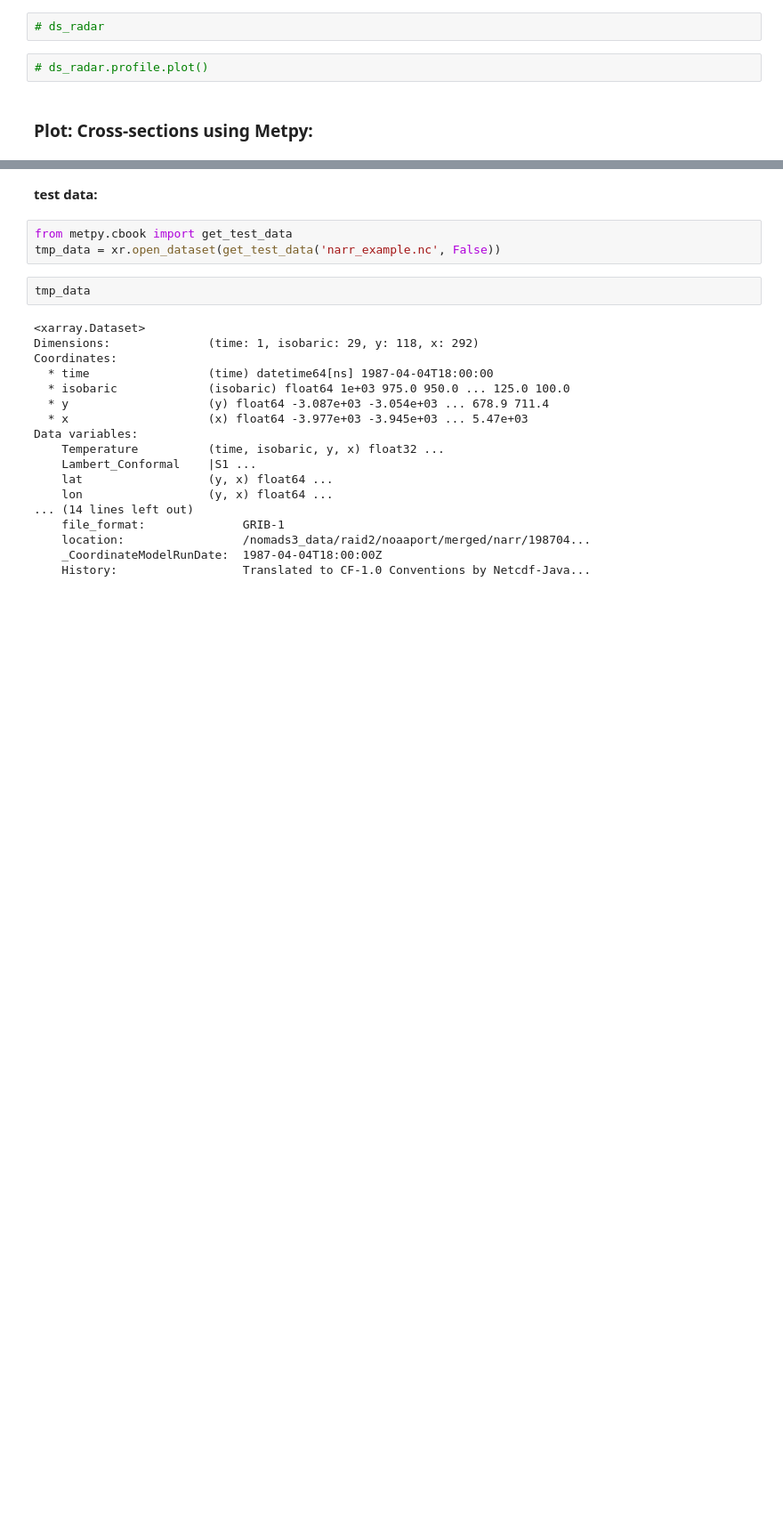
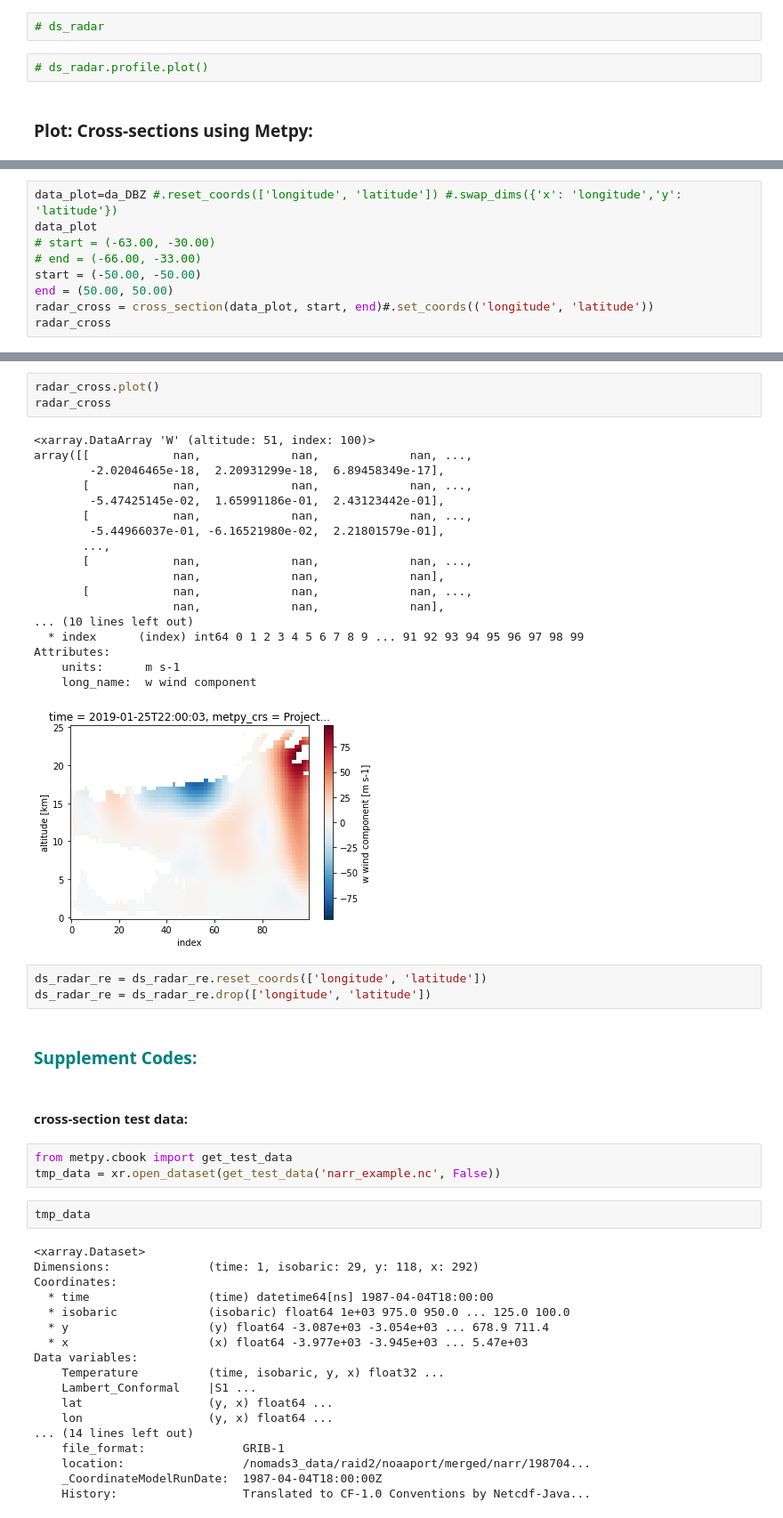
Before and after one commit to yuhungjui/CACTI_Radar_Analysis, a Jupyter notebook: radars_plot_xsec_test.ipynb, the cells around one changed output, grey strips where cells are left out. Shown: that part at 89% size. Cells and saved outputs as stored; diff of their text form; blank space fills up the shorter version.

```diff
--- a/radars_plot_xsec_test.ipynb
+++ b/radars_plot_xsec_test.ipynb
@@ -88,0 +227,9 @@ Data variables: (12/53)
+# %%
+data_plot=da_DBZ #.reset_coords(['longitude', 'latitude']) #.swap_dims({'x': 'longitude','y': 'latitude'})
+data_plot
+# start = (-63.00, -30.00)
+# end = (-66.00, -33.00)
+start = (-50.00, -50.00)
+end = (50.00, 50.00)
+radar_cross = cross_section(data_plot, start, end)#.set_coords(('longitude', 'latitude'))
+radar_cross
@@ -89,5 +254,32 @@ Data variables: (12/53)
+# %%
+radar_cross.plot()
+radar_cross
+# %% [output]
+<xarray.DataArray 'W' (altitude: 51, index: 100)>
+array([[            nan,             nan,             nan, ...,
+        -2.02046465e-18,  2.20931299e-18,  6.89458349e-17],
+       [            nan,             nan,             nan, ...,
+        -5.47425145e-02,  1.65991186e-01,  2.43123442e-01],
+       [            nan,             nan,             nan, ...,
+        -5.44966037e-01, -6.16521980e-02,  2.21801579e-01],
+       ...,
+       [            nan,             nan,             nan, ...,
+                    nan,             nan,             nan],
+       [            nan,             nan,             nan, ...,
+                    nan,             nan,             nan],
+... (10 lines left out)
+  * index      (index) int64 0 1 2 3 4 5 6 7 8 9 ... 91 92 93 94 95 96 97 98 99
+Attributes:
+    units:      m s-1
+    long_name:  w wind component
+[figure, added]
+# %%
+ds_radar_re = ds_radar_re.reset_coords(['longitude', 'latitude'])
+ds_radar_re = ds_radar_re.drop(['longitude', 'latitude'])
+# %% [markdown]
+### <font color='teal'>**Supplement Codes:**</font>
 # %% [markdown]
-**test data:**
+#### **cross-section test data:**
 # %%
 from metpy.cbook import get_test_data
 tmp_data = xr.open_dataset(get_test_data('narr_example.nc', False))
```
Also changed, not shown: parts of 23 cells of this notebook, 1 other file.
